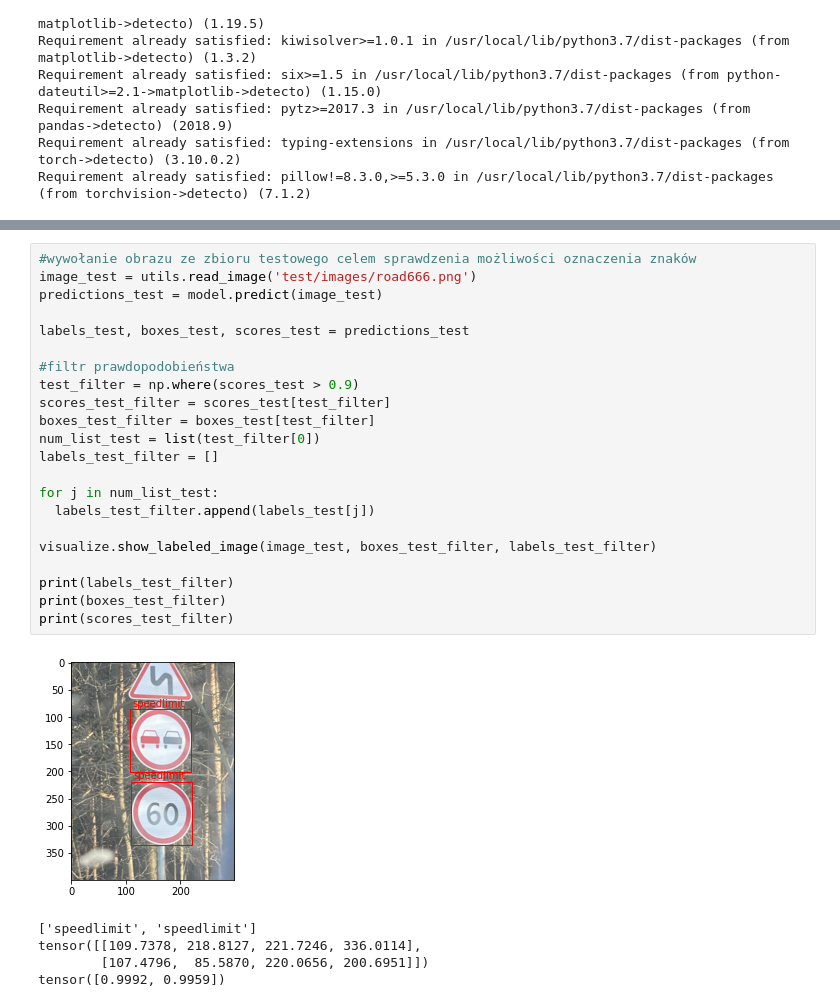
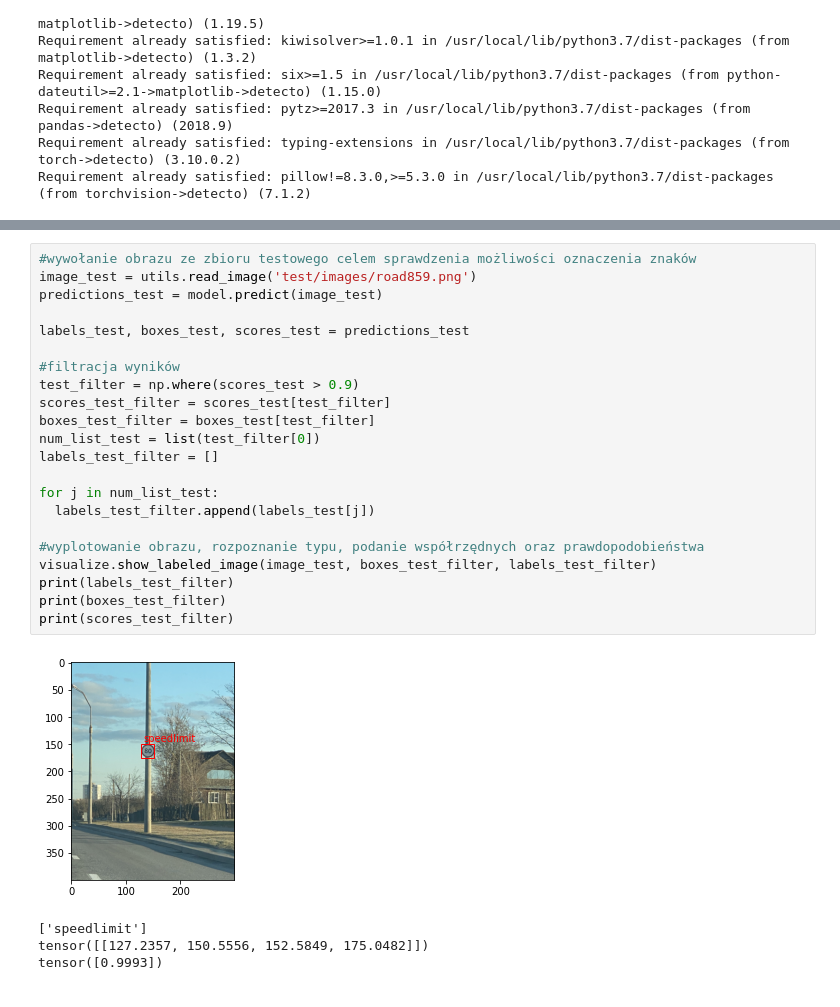
Before and after one commit to Jakub-Pawinski-PP/WdSI_projekt, a Jupyter notebook: road_signs_detection.ipynb, the cells around one changed output, grey strips where cells are left out. Drawn from its saved outputs; the diff is of its cells as text.

```diff
--- a/road_signs_detection.ipynb
+++ b/road_signs_detection.ipynb
@@ -113,28 +98,27 @@ tensor([0.9993, 0.9981])
 # %%
 #wywołanie obrazu ze zbioru testowego celem sprawdzenia możliwości oznaczenia znaków
-image_test = utils.read_image('test/images/road666.png')
+image_test = utils.read_image('test/images/road859.png')
 predictions_test = model.predict(image_test)
 
 labels_test, boxes_test, scores_test = predictions_test
 
-#filtr prawdopodobieństwa
+#filtracja wyników
 test_filter = np.where(scores_test > 0.9)
 scores_test_filter = scores_test[test_filter]
 boxes_test_filter = boxes_test[test_filter]
 num_list_test = list(test_filter[0])
 labels_test_filter = []
 
 for j in num_list_test:
   labels_test_filter.append(labels_test[j])
 
+#wyplotowanie obrazu, rozpoznanie typu, podanie współrzędnych oraz prawdopodobieństwa
 visualize.show_labeled_image(image_test, boxes_test_filter, labels_test_filter)
-
 print(labels_test_filter)
 print(boxes_test_filter)
 print(scores_test_filter)
 # %% [output]
-[figure, old version]
+[figure, new version]
-['speedlimit', 'speedlimit']
-tensor([[109.7378, 218.8127, 221.7246, 336.0114],
-        [107.4796,  85.5870, 220.0656, 200.6951]])
-tensor([0.9992, 0.9959])
+['speedlimit']
+tensor([[127.2357, 150.5556, 152.5849, 175.0482]])
+tensor([0.9993])
```
Also changed, not shown: parts of 5 cells of this notebook.
